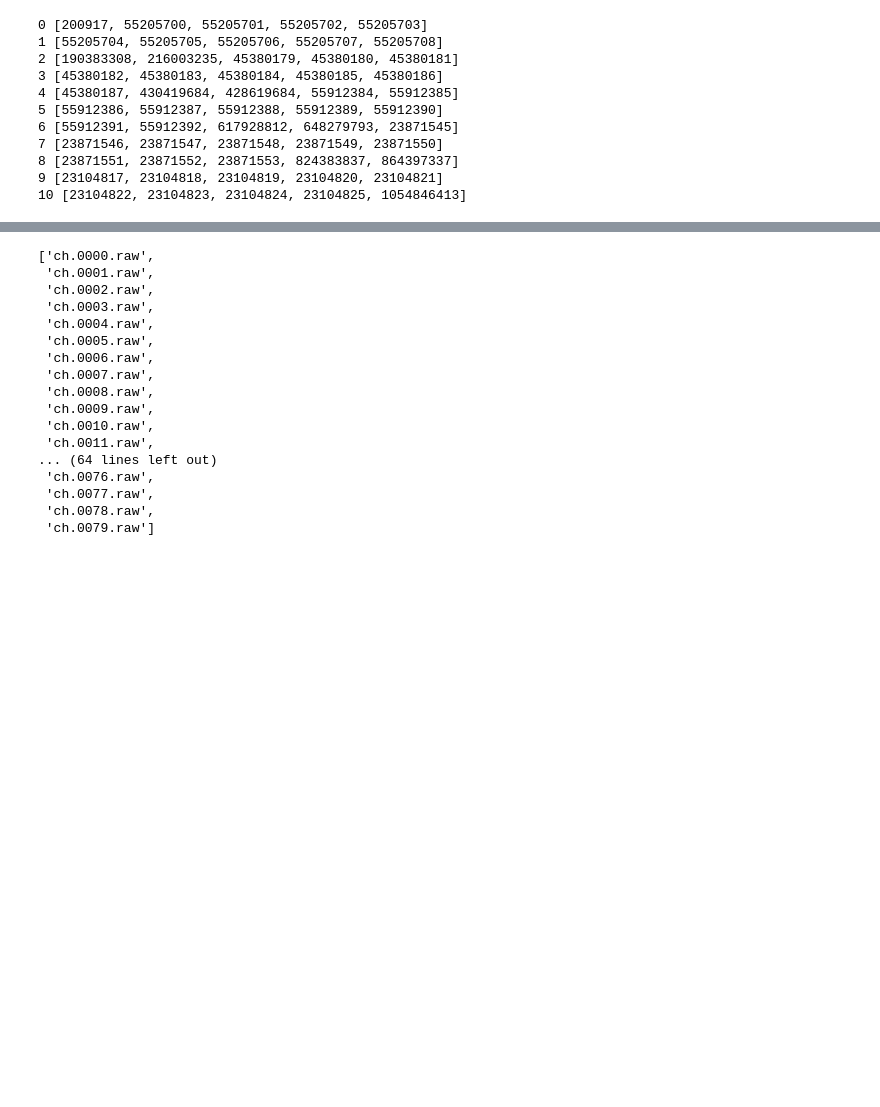
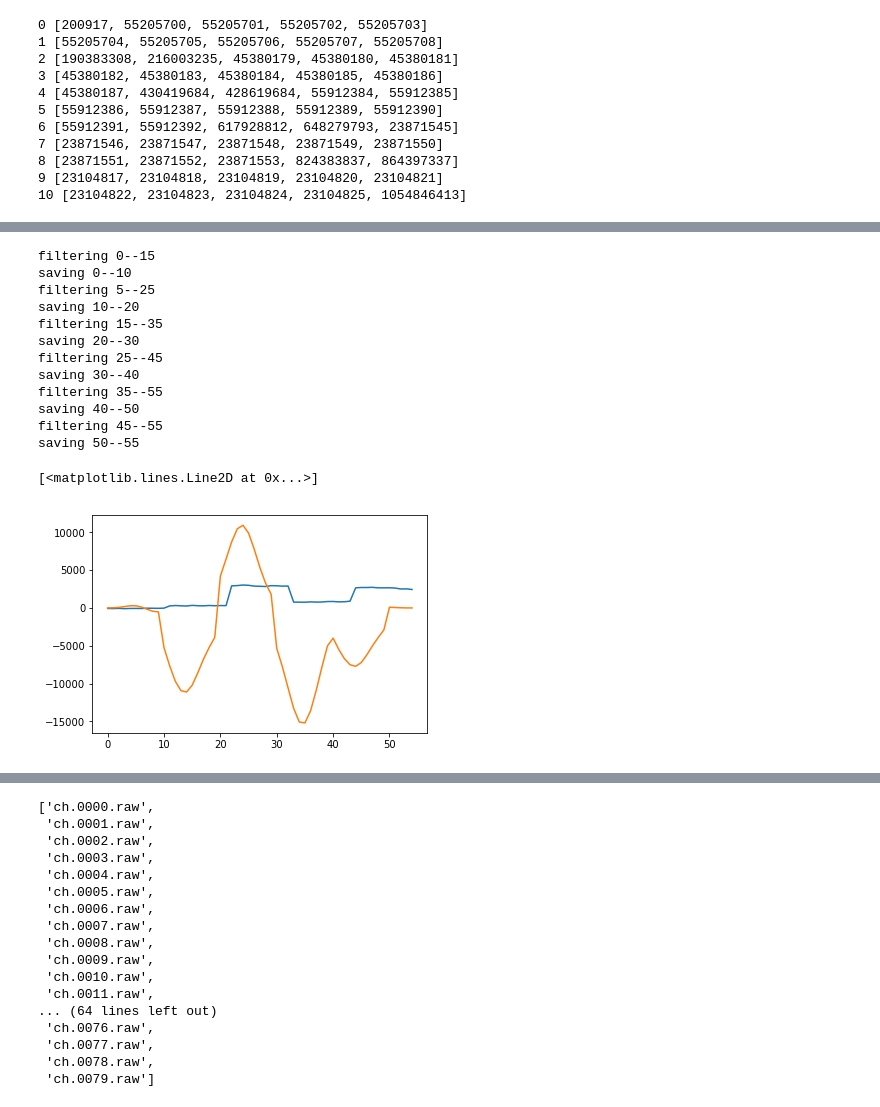
Before and after one commit to kemerelab/jagular, a Jupyter notebook: temp/filtering.ipynb, the cells around one changed output, grey strips where cells are left out. Cells and saved outputs as stored; diff of their text form; code cells hidden in the pictures; blank space fills up the shorter version.

Commit message:
ENH filter now working

```diff
--- a/temp/filtering.ipynb
+++ b/temp/filtering.ipynb
@@ -96,0 +161,26 @@ for ii, (ts, ch_data) in enumerate(jfm.read_stitched_files(block_size=5)):
+# %%
+y, b, a = butterfilt(finname='2017-05-31_16-11-39_ch.00.raw', buffer_len=10,
+                     foutname='filtered.raw',
+                     fmt=np.int16,
+                     fs=30000,
+                     fl=500,
+                     fh=8000,
+                     overlap_len=5)
+
+plt.plot(x)
+plt.plot(y)
+# %% [output]
+filtering 0--15
+saving 0--10
+filtering 5--25
+saving 10--20
+filtering 15--35
+saving 20--30
+filtering 25--45
+saving 30--40
+filtering 35--55
+saving 40--50
+filtering 45--55
+saving 50--55
+[<matplotlib.lines.Line2D at 0x...>]
+[figure, added]
```
Also changed, not shown: parts of 6 cells of this notebook, 2 other files.
